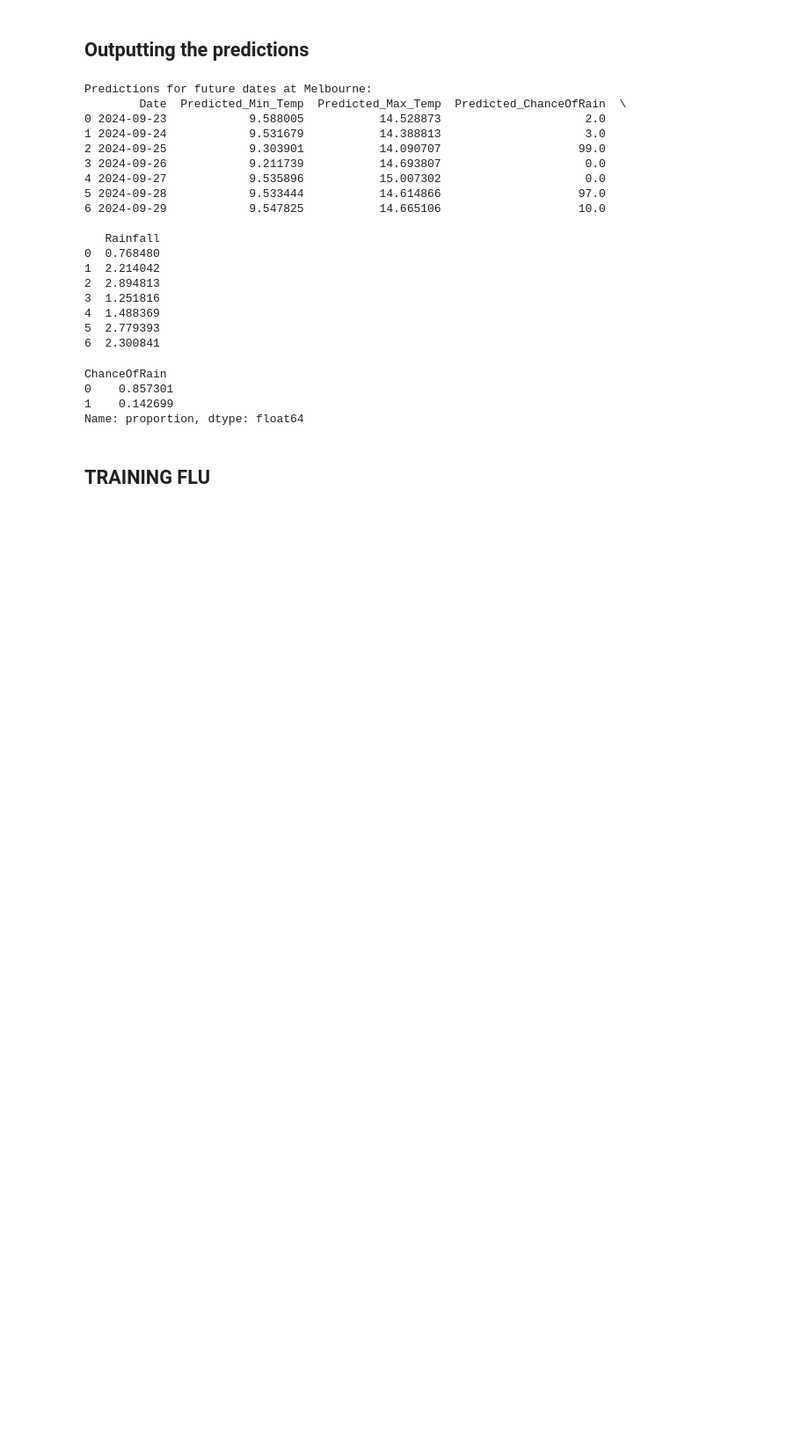
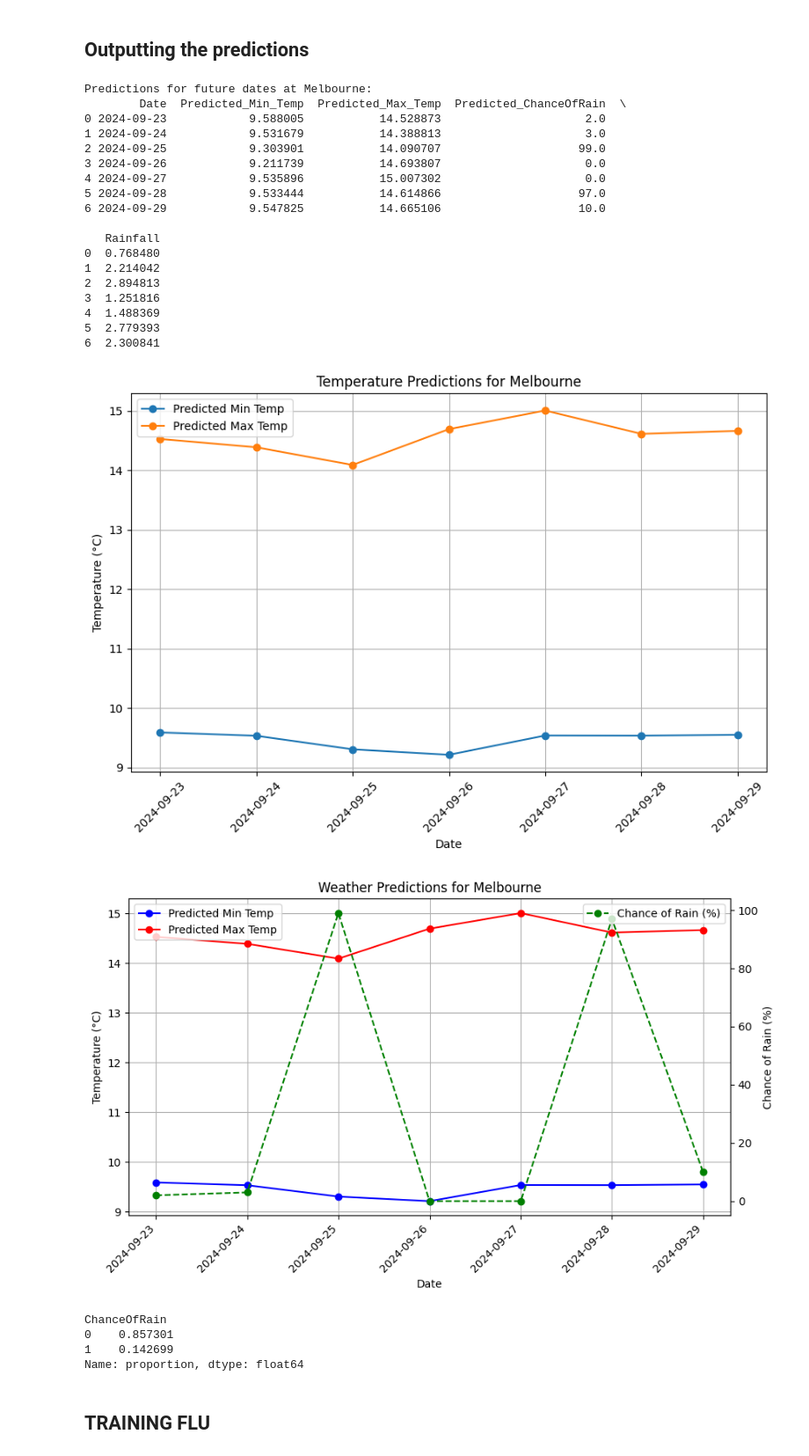
Before and after one commit to ArunchakreyPAC/BockCuster, a Jupyter notebook: processing_datasets.ipynb, the cells around one changed output. Shown: that part at 88% size. Drawn from its saved outputs; the diff is of its cells as text; code cells hidden in the pictures; blank space fills up the shorter version.

```diff
--- a/processing_datasets.ipynb
+++ b/processing_datasets.ipynb
@@ -341,6 +343,47 @@ Predictions for future dates at Melbourne:
 4  1.488369
 5  2.779393
 6  2.300841
+# %%
+import matplotlib.pyplot as plt
+
+# Set the date as the index for easier plotting
+future_data.set_index('Date', inplace=True)
+
+# Plot Predicted Minimum and Maximum Temperature
+plt.figure(figsize=(10, 6))
+plt.plot(future_data.index, future_data['Predicted_Min_Temp'], label='Predicted Min Temp', marker='o')
+plt.plot(future_data.index, future_data['Predicted_Max_Temp'], label='Predicted Max Temp', marker='o')
+plt.xlabel('Date')
+plt.ylabel('Temperature (°C)')
+plt.title(f'Temperature Predictions for {location}')
+plt.legend()
+plt.xticks(rotation=45)
+plt.grid(True)
+plt.show()
+
+# Plot Chance of Rain Prediction
+fig, ax1 = plt.subplots(figsize=(10, 6))
+
+# Temperature lines
+ax1.plot(future_data.index, future_data['Predicted_Min_Temp'], label='Predicted Min Temp', color='blue', marker='o')
+ax1.plot(future_data.index, future_data['Predicted_Max_Temp'], label='Predicted Max Temp', color='red', marker='o')
+ax1.set_xlabel('Date')
+ax1.set_ylabel('Temperature (°C)')
+ax1.set_title(f'Weather Predictions for {location}')
+ax1.legend(loc='upper left')
+ax1.grid(True)
+
+# Chance of Rain line on secondary y-axis
+ax2 = ax1.twinx()
+ax2.plot(future_data.index, future_data['Predicted_ChanceOfRain'], label='Chance of Rain (%)', color='green', marker='o', linestyle='--')
+ax2.set_ylabel('Chance of Rain (%)')
+ax2.legend(loc='upper right')
+
+fig.autofmt_xdate(rotation=45)
+plt.show()
+# %% [output]
+[figure, added]
+[figure, added]
 # %%
 # Check for class imbalance in ChanceOfRain
 print(merged_data['ChanceOfRain'].value_counts(normalize=True))
```
Also changed, not shown: parts of 2 cells of this notebook.
